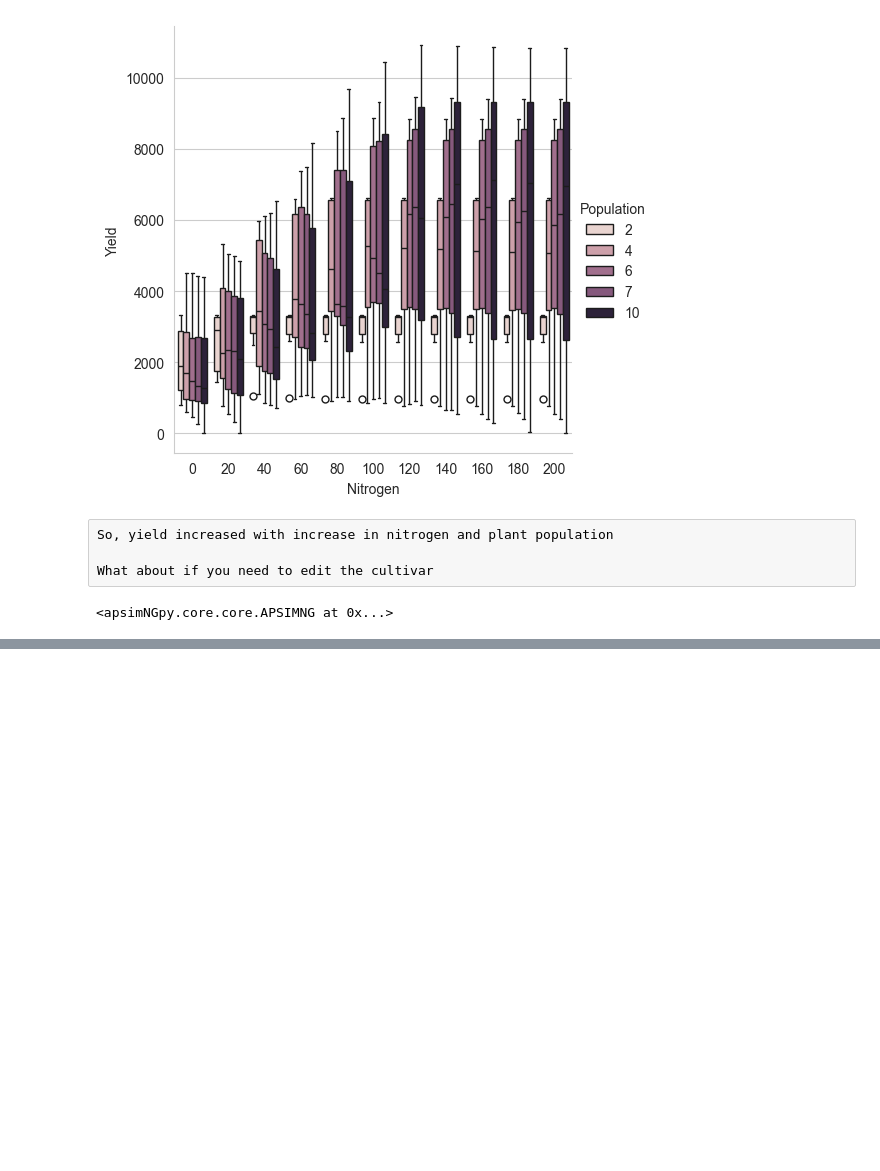
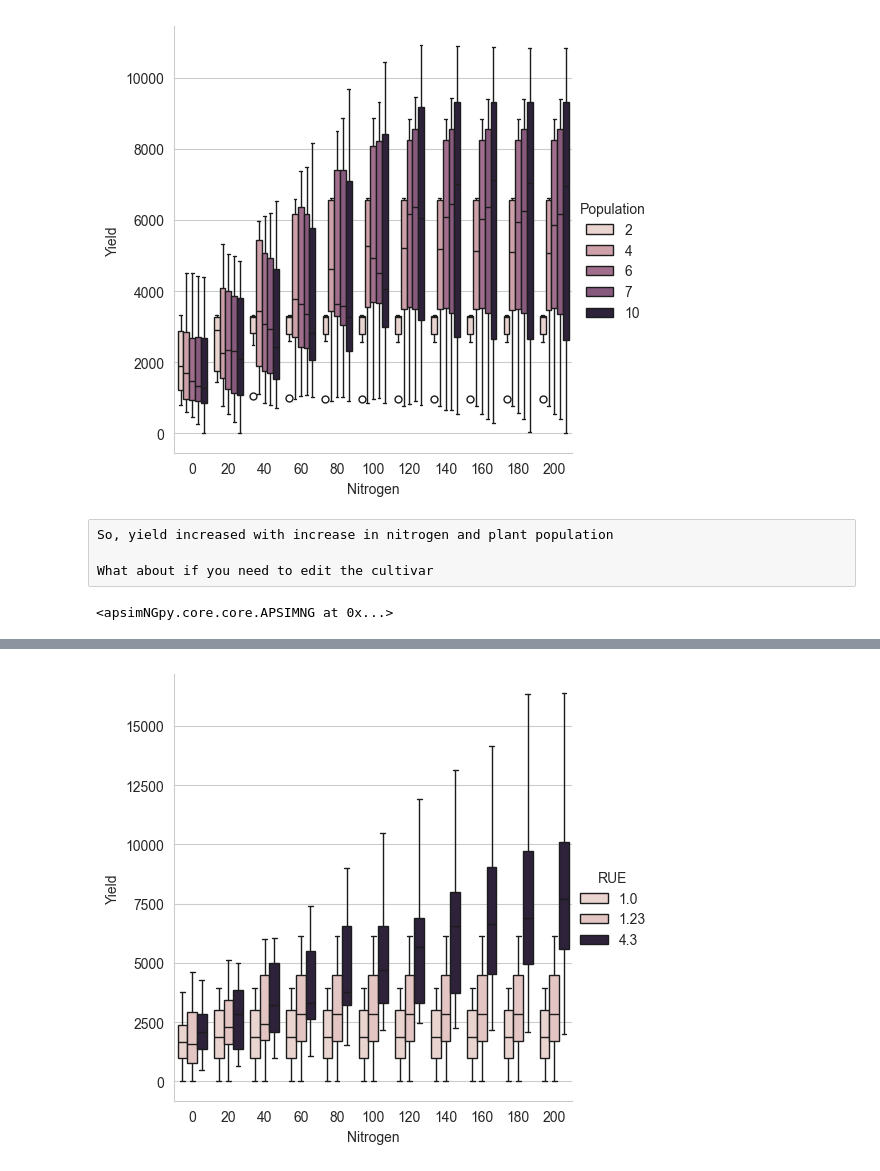
Before and after one commit to MAGALA-RICHARD/apsimNGpy, a Jupyter notebook: apsimNGpy/examples/tutorials/running_experiments.ipynb, the cells around one changed output, grey strips where cells are left out. Cells and saved outputs as stored; diff of their text form; code cells hidden in the pictures; blank space fills up the shorter version.

```diff
--- a/apsimNGpy/examples/tutorials/running_experiments.ipynb
+++ b/apsimNGpy/examples/tutorials/running_experiments.ipynb
@@ -100,3 +100,8 @@ apsimC.results
 | 1648 | ExperimentNitrogen80Population7RU... | 147 | 1 | Current | 1999-04-10 | Experiment | ... |
 | 1649 | ExperimentNitrogen80Population7RU... | 147 | 1 | Current | 2000-04-05 | Experiment | ... |
 1650 rows × 20 columns
+# %%
+sns.catplot(x='Nitrogen', y='Yield', hue='RUE', data=apsimC.results, kind='box', )
+plt.show()
+# %% [output]
+[figure, added]
```
Also changed, not shown: parts of 2 cells of this notebook.
